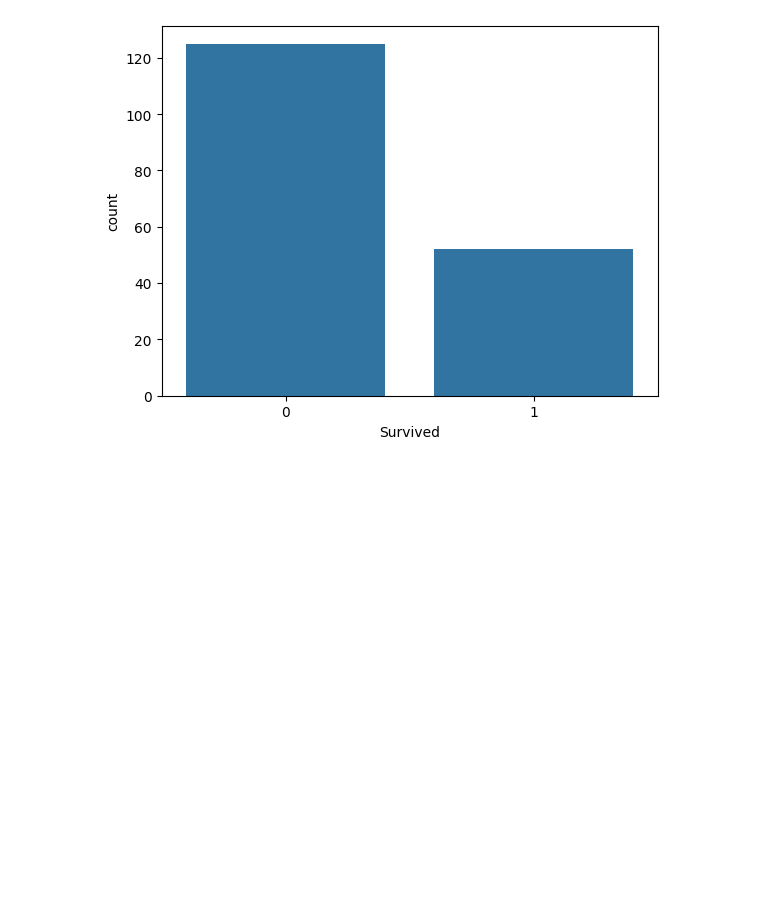
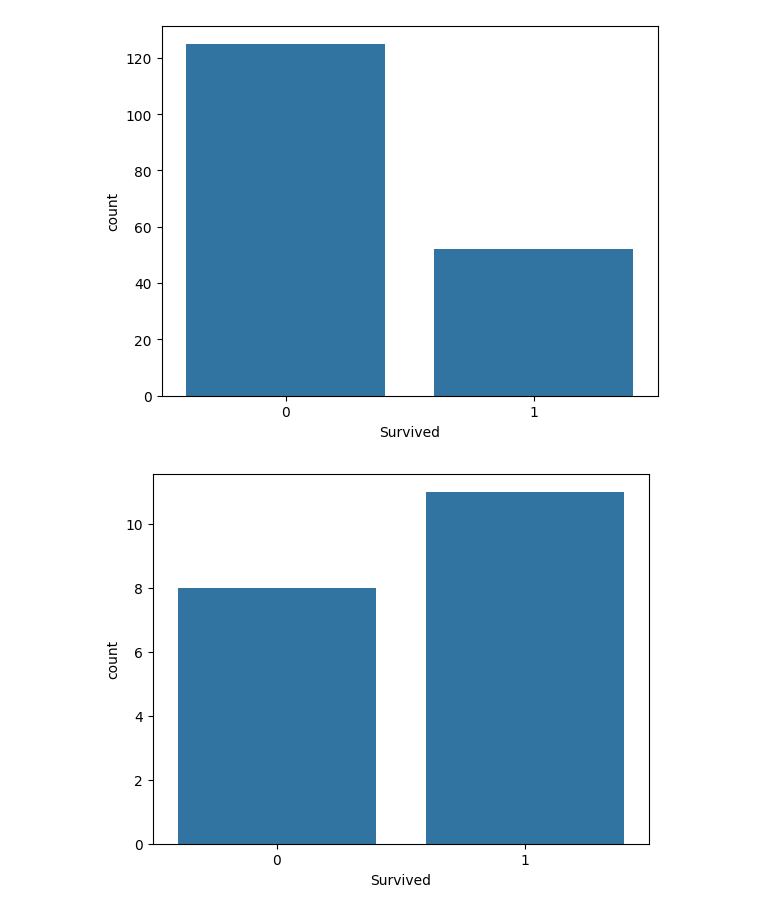
Before and after one commit to Vetle960/titanic-kaggle, a Jupyter notebook: eda.ipynb, the cells around one changed output. Cells and saved outputs as stored; diff of their text form; code cells hidden in the pictures; blank space fills up the shorter version.

```diff
--- a/eda.ipynb
+++ b/eda.ipynb
@@ -112,3 +119,9 @@ sns.countplot(x='Survived', data=age_less_df)
 plt.show()
 # %% [output]
 [figure]
+# %%
+#survival rate - for passengers in cabin
+sns.countplot(x='Survived', data=age_less_df[age_less_df.Cabin.isna() == False])
+plt.show()
+# %% [output]
+[figure, added]
```
Also changed, not shown: parts of 19 cells of this notebook.
